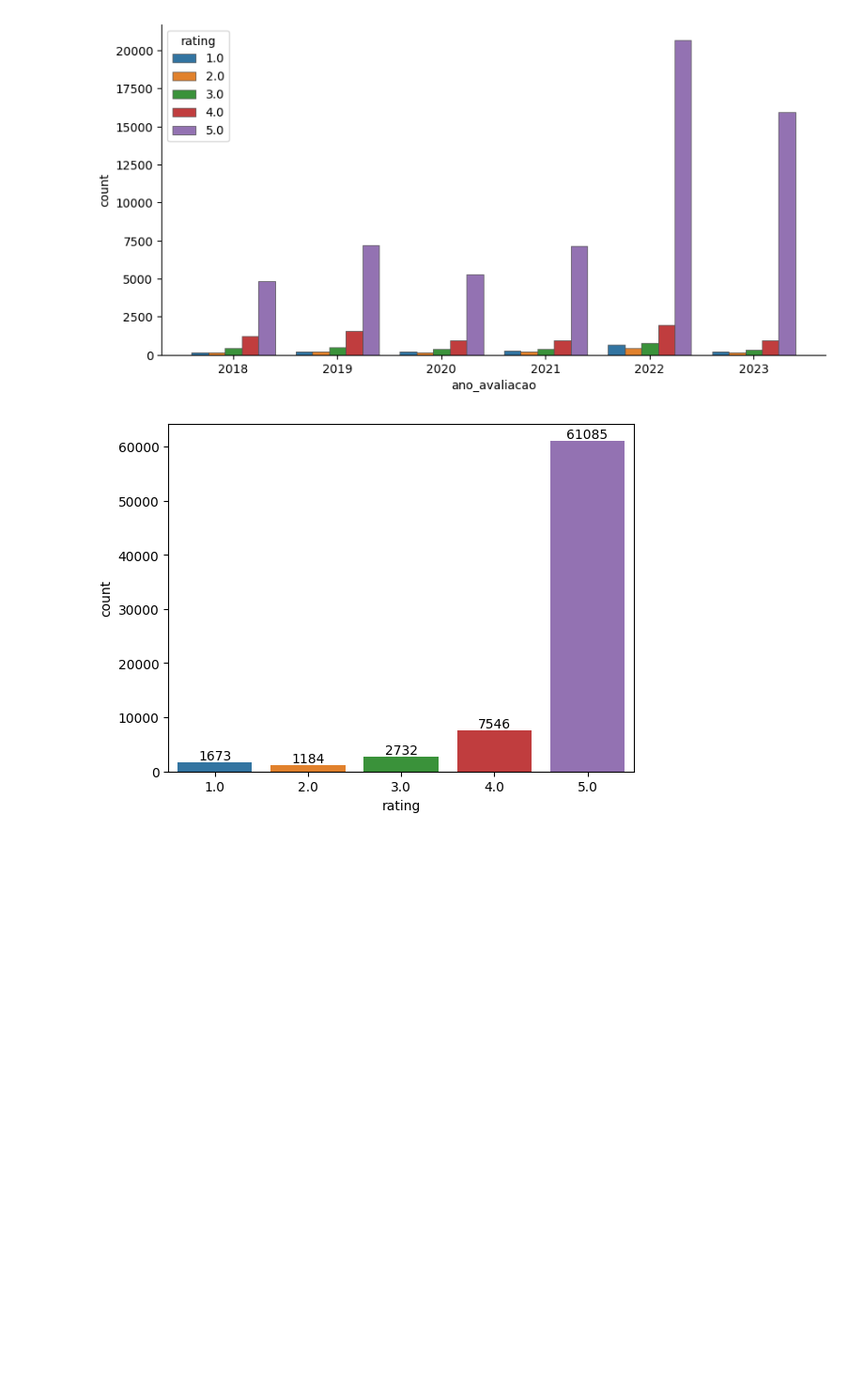
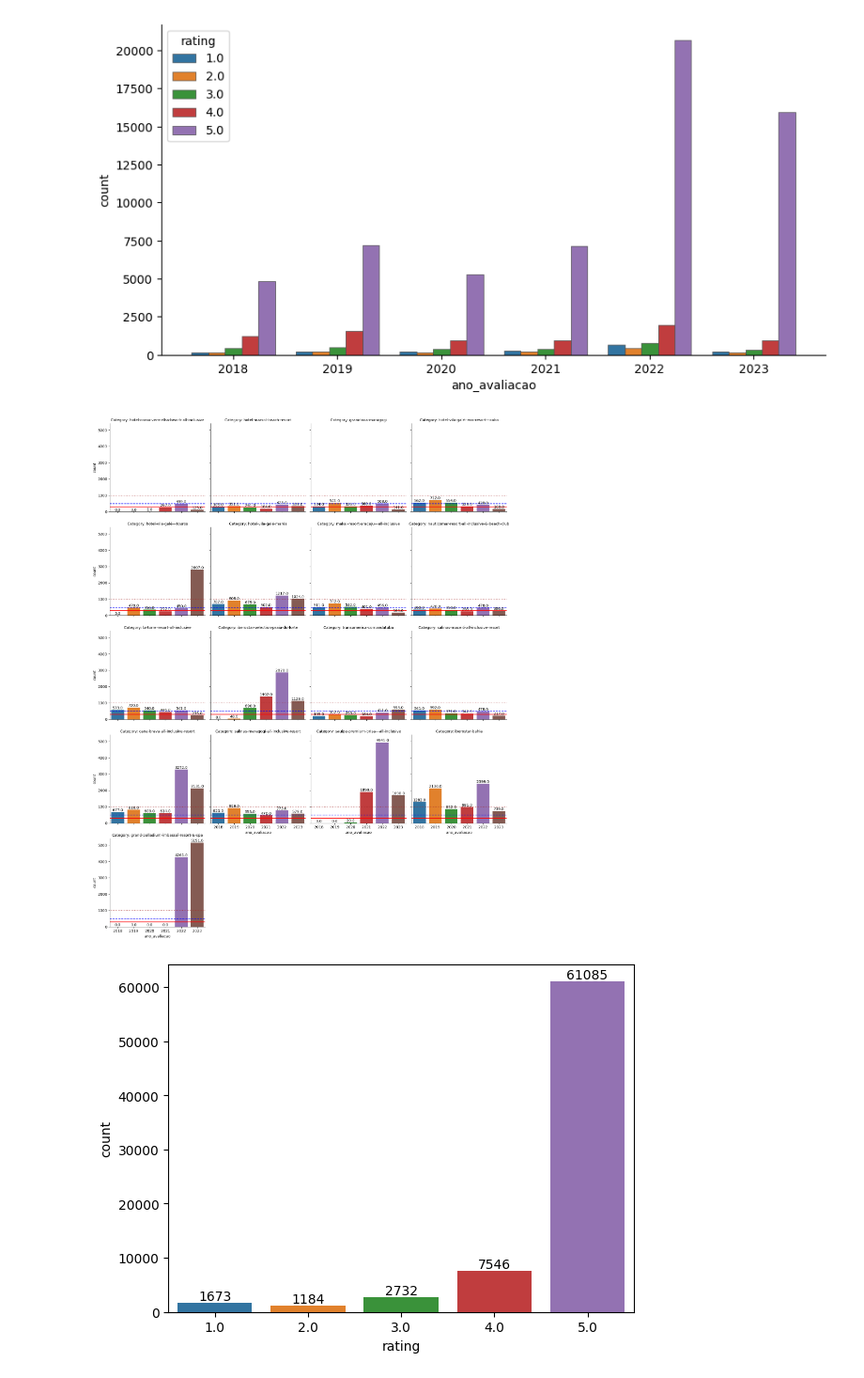
Before and after one commit to emerson-matos/tcc-notebooks, a Jupyter notebook: reviews/analise_exploratoria_2018+.ipynb, the cells around one changed output. Shown at 94% size. Drawn from its saved outputs; the diff is of its cells as text; code cells hidden in the pictures; blank space fills up the shorter version.

```diff
--- a/reviews/analise_exploratoria_2018+.ipynb
+++ b/reviews/analise_exploratoria_2018+.ipynb
@@ -412,6 +386,47 @@ ax.autoscale()
 plt.show()
 # %% [output]
 [figure]
+# %%
+# Create countplot with subplots
+g = sns.catplot(
+    x="ano_avaliacao",
+    col="source",
+    data=filtered_df,
+    col_wrap=4,
+    kind='count',
+    height=4,
+    aspect=1,
+)
+
+# Iterate over each subplot
+for ax in g.axes.flat:
+    # Iterate over each bar in the subplot
+    for p in ax.patches:
+        # Get the count value of the bar
+        count = p.get_height()
+        # Add the count value as text annotation
+        ax.annotate(count, (p.get_x() + p.get_width() / 2., p.get_height()), ha='center', va='center',
+                    xytext=(0, 5), textcoords='offset points')
+    ax.axhline(y=300, color='red', linestyle='-')
+    ax.axhline(y=500, color='blue', linestyle='--')
+    ax.axhline(y=1000, color='brown', linestyle=':')
+
+# Set titles for each subplot
+g.set_titles("Category: {col_name}")
+
+# Adjust spacing between subplots
+plt.tight_layout()
+
+# Display the plot
+plt.show()
+
+# hotel-coroa-vermelha-beach-all-inclusive 18 / 19 / 20
+# hotel-vila-galé---touros 18
+# iberostar-selection-praia-do-forte 18
+# sauípe-premium-brisa---all-inclusive 18/19/20
+# grand-palladium-imbassaí-resort-&-spa 18/19/20/21
+# %% [output]
+[figure, added]
 # %%
 sns.countplot(x="rating", data=filtered_df)
 # Add count values on top of each bar
```
Also changed, not shown: parts of 10 cells of this notebook.
